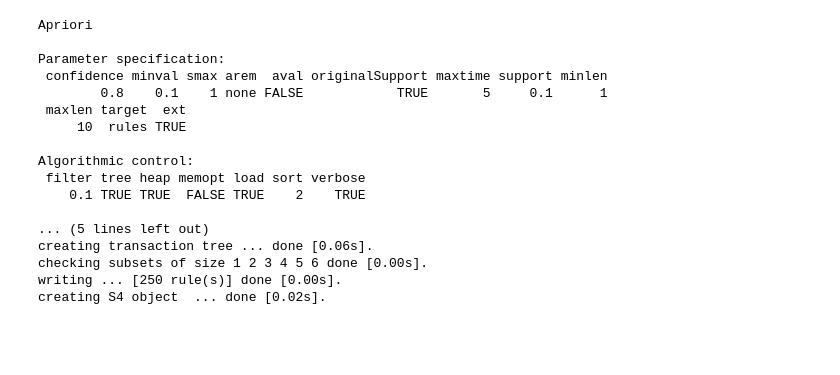
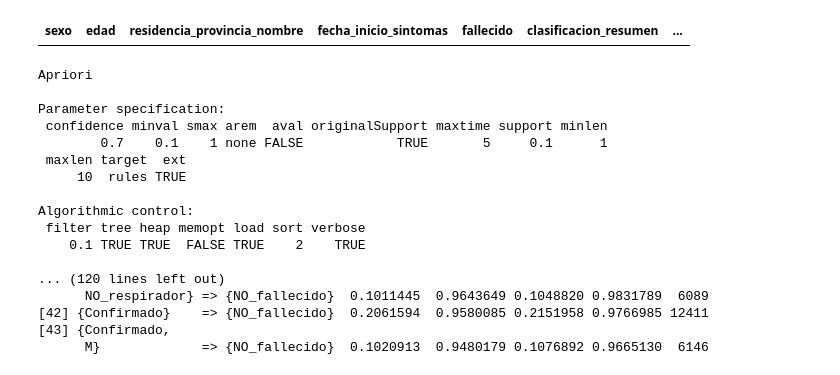
Before and after one commit to TenStrings/calidad-de-datos, a Jupyter notebook: raps/tp final/tp final.ipynb, the cells around one changed output. Drawn from its saved outputs; the diff is of its cells as text; code cells hidden in the pictures; blank space fills up the shorter version.

```diff
--- a/raps/tp final/tp final.ipynb
+++ b/raps/tp final/tp final.ipynb
@@ -162,0 +197,40 @@ transactions in sparse format with
+# %%
+junio_edad_sexo$edad <- as.character(junio_edad_sexo$edad)
+
+junio_edad_sexo$edad[junio_edad_sexo$edad <= 10] <- "0-10"
+
+junio_edad_sexo$edad <- as.factor(junio_edad_sexo$edad)
+#--------------------------
+junio_edad_sexo$edad <- as.character(junio_edad_sexo$edad)
+
+junio_edad_sexo$edad[junio_edad_sexo$edad > 10 & junio_edad_sexo$edad <= 20] <- "11-20"
+
+junio_edad_sexo$edad <- as.factor(junio_edad_sexo$edad)
+
+#--------------------------
+#--------------------------
+junio_edad_sexo$edad <- as.character(junio_edad_sexo$edad)
+
+junio_edad_sexo$edad[junio_edad_sexo$edad > 20 & junio_edad_sexo$edad <= 40] <- "20-40"
+
+junio_edad_sexo$edad <- as.factor(junio_edad_sexo$edad)
+
+#--------------------------
+#--------------------------
+junio_edad_sexo$edad <- as.character(junio_edad_sexo$edad)
+
+junio_edad_sexo$edad[junio_edad_sexo$edad > 40 & junio_edad_sexo$edad <= 60] <- "40-60"
+
+junio_edad_sexo$edad <- as.factor(junio_edad_sexo$edad)
+
+#--------------------------
+junio_edad_sexo$edad <- as.character(junio_edad_sexo$edad)
+
+junio_edad_sexo$edad[junio_edad_sexo$edad >= 60] <- "60-∞"
+
+junio_edad_sexo$edad <- as.factor(junio_edad_sexo$edad)
+
+#--------------------------
+junio_edad_sexo
+# %% [output]
+| sexo | edad | residencia_provincia_nombre | fecha_inicio_sintomas | fallecido | clasificacion_resumen | ... |
@@ -163,11 +243,15 @@ transactions in sparse format with
 # %%
-reglas <- apriori(basket, parameter=list(support=0.1,confidence = 0.8))
+reglas <- apriori(txs, parameter=list(support=0.1,confidence = 0.7))
+
+test <- arules::subset(reglas, subset = lhs %in% c("Confirmado"))
+
+inspect(sort(test, by="lift"))
 # %% [output]
 Apriori
 
 Parameter specification:
  confidence minval smax arem  aval originalSupport maxtime support minlen
-        0.8    0.1    1 none FALSE            TRUE       5     0.1      1
+        0.7    0.1    1 none FALSE            TRUE       5     0.1      1
  maxlen target  ext
      10  rules TRUE
 
@@ -175,8 +259,8 @@ Algorithmic control:
  filter tree heap memopt load sort verbose
     0.1 TRUE TRUE  FALSE TRUE    2    TRUE
 
-... (5 lines left out)
-creating transaction tree ... done [0.06s].
-checking subsets of size 1 2 3 4 5 6 done [0.00s].
-writing ... [250 rule(s)] done [0.00s].
-creating S4 object  ... done [0.02s].
+... (120 lines left out)
+      NO_respirador} => {NO_fallecido}  0.1011445  0.9643649 0.1048820 0.9831789  6089
+[42] {Confirmado}    => {NO_fallecido}  0.2061594  0.9580085 0.2151958 0.9766985 12411
+[43] {Confirmado,
+      M}             => {NO_fallecido}  0.1020913  0.9480179 0.1076892 0.9665130  6146
```
Also changed, not shown: parts of 29 cells of this notebook.
